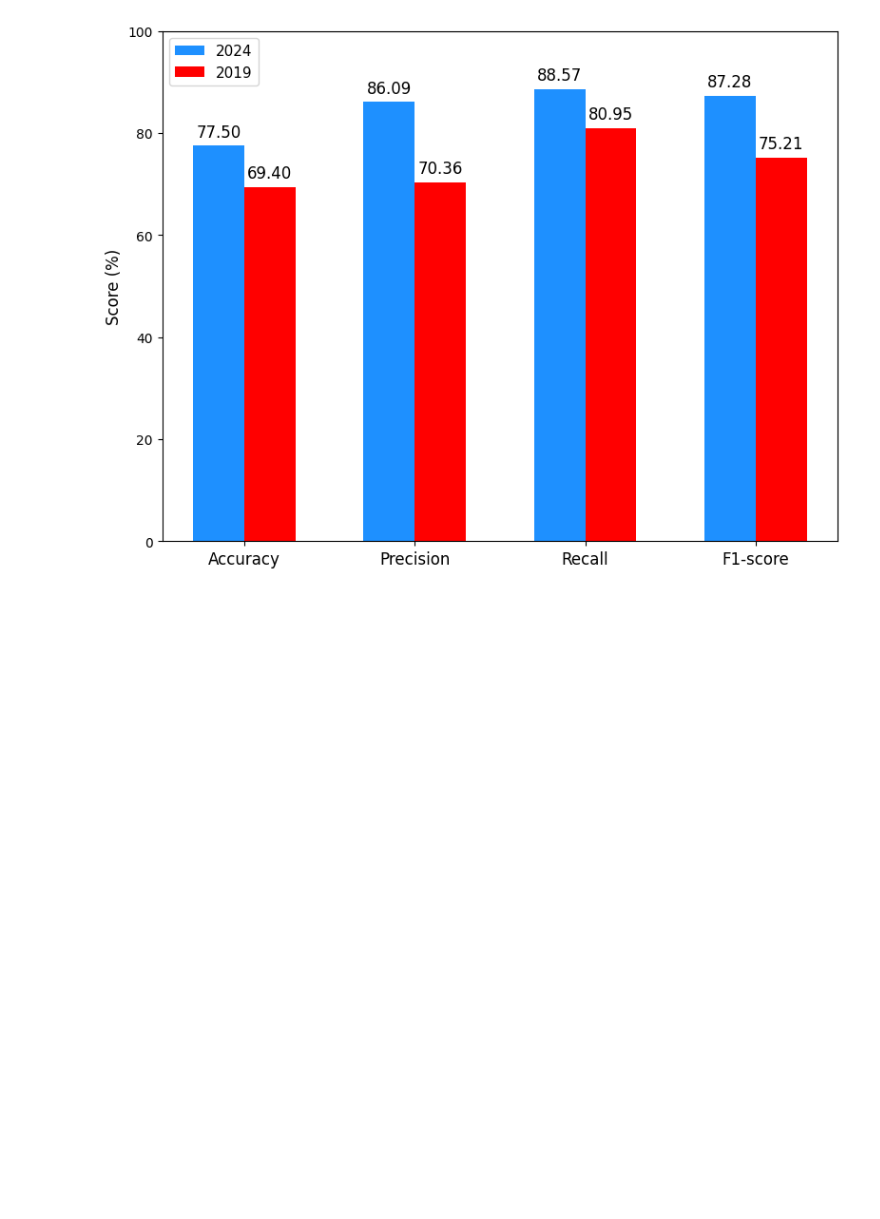
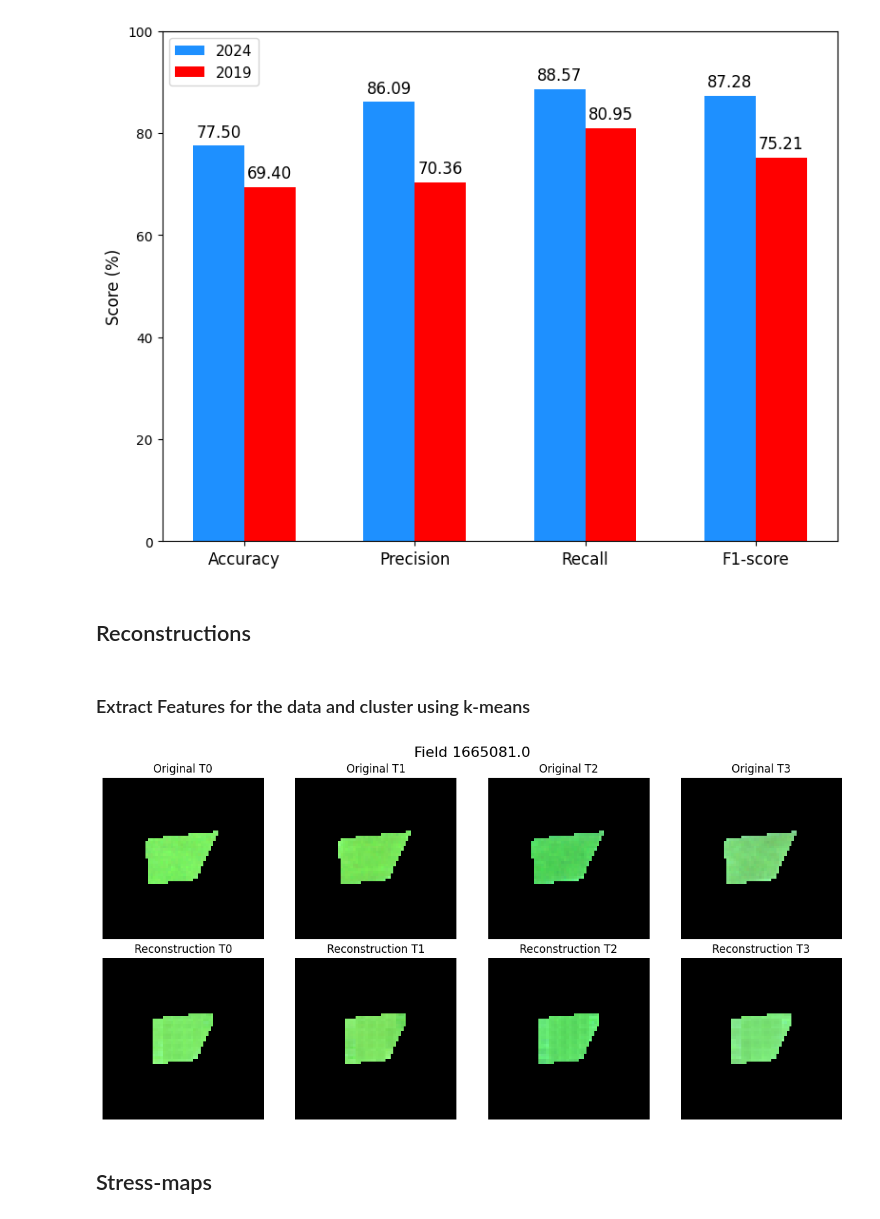
Before and after one commit to bhumikasadbhave/Master-Thesis-SITS, a Jupyter notebook: Experimentation/2024-data-expt.ipynb, the cells around one changed output. Saved outputs shown, nothing was run; the diff lists cells and outputs as text; code cells hidden in the pictures; blank space fills up the shorter version.

Commit message:
2024 images

```diff
--- a/Experimentation/2024-data-expt.ipynb
+++ b/Experimentation/2024-data-expt.ipynb
@@ -235,14 +67,0 @@ dataloader_eval = create_data_loader(eval_subpatches, eval_coord_fn, batch_size=
-# %%
-device = 'cuda'
-epochs = 50
-lr = 0.01
-latent_dim=32
-channels = 10
-optimizer = 'SGD'
-momentum = 0.9
-time_steps = config.temporal_stack_size_2024
-patch_size = config.subpatch_size
-
-model = Conv2DAutoencoder(channels, time_steps, latent_dim, patch_size)
-device = torch.device(device)
-model.to(device)
@@ -334,3 +93,9 @@ train_subpatches.shape, eval_subpatches.shape
+# %%
+old_images_train = {fn: img for fn, img in zip(field_numbers_train, images_visualisation_train)}
+old_images_eval = {fn: img for fn, img in zip(field_numbers_eval, images_visualisation_eval)}
+
+acq_dict_train = {fn: date for fn, date in zip(field_numbers_train, acquisition_dates_train)}
+acq_dict_eval = {fn: date for fn, date in zip(field_numbers_eval, acquisition_dates_eval)}
 # %% [markdown]
 Get field numbers and co-ordinates as string
 # %%
@@ -393,20 +158,20 @@ class Conv3DAutoencoder_Time_Addition(nn.Module):
     def forward(self, x, date_embeddings):
 
         # --- Date embedding processing ---
-        # Convert the date embeddings to the shape (B, 2, 7, 4, 4)
+        # Convert the date embeddings to the shape (B, 2, T, 4, 4)
         if not isinstance(date_embeddings, torch.Tensor):
-            date_embeddings_tensor = torch.tensor(date_embeddings, dtype=torch.float32).to(x.device)    # Shape: (B, 7, 2)
-        date_embeddings_tensor = date_embeddings_tensor.permute(0, 2, 1)                                # Shape: (B, 2, 7)
-        date_embeddings_tensor = date_embeddings_tensor.unsqueeze(-1).unsqueeze(-1)                     # Shape: (B, 2, 7, 1, 1)
-        date_embeddings_tensor = date_embeddings_tensor.expand(-1, -1, -1, x.shape[3], x.shape[4])      # Shape: (B, 2, 7, 4, 4)
+            date_embeddings = torch.tensor(date_embeddings, dtype=torch.float32).to(x.device)    # Shape: (B, T, 2)
+        date_embeddings_tensor = torch.tensor(date_embeddings, dtype=torch.float32).permute(0, 2, 1)      # Shape: (B, 2, T)
+        date_embeddings_tensor = date_embeddings_tensor.unsqueeze(-1).unsqueeze(-1)                     # Shape: (B, 2, T, 1, 1)
+        date_embeddings_tensor = date_embeddings_tensor.expand(-1, -1, -1, x.shape[3], x.shape[4])      # Shape: (B, 2, T, 4, 4)
 
         # Project the date embeddings to match the channels
-        date_embeddings_tensor = self.temb_proj(date_embeddings_tensor)                                 # Shape: (B, 10, 7, 4, 4)
+        date_embeddings_tensor = self.temb_proj(date_embeddings_tensor)                                 # Shape: (B, 10, T, 4, 4)
         # print('x shape before time embedding:',x.shape)
         # print('time embeddings:',date_embeddings_tensor.shape)
 
         # --- Add date embeddings to the input tensor ---
-        x = x + date_embeddings_tensor                                                                  # Shape: (B, 10, 7, 4, 4)
+        x = x + date_embeddings_tensor                                                                  # Shape: (B, 10, T, 4, 4)
         # print('x shape after time embedding',x.shape)
 
         # --- Encoder ---
@@ -509,3 +274,7 @@ df_precision
 plot_2019_vs_2024()
 # %% [output]
 [figure]
+# %% [markdown]
+## Reconstructions
+# %% [markdown]
+### Extract Features for the data and cluster using k-means
@@ -511,0 +355,13 @@ plot_2019_vs_2024()
+# %%
+channels = 10
+time_steps = 4
+latent_dim = 32
+device = 'cuda'
+trained_model = Conv3DAutoencoder_Time_Addition(channels, time_steps, latent_dim, config.subpatch_size)
+
+with open(config.best_model_2024_path, 'rb') as file:
+    trained_model = pickle.load(file)
+# %%
+plot_reconstructed_patches_temporal(trained_model, dataloader_eval, old_images_eval, time_steps, 1, device, model_type='ae_te')
+# %% [output]
+[figure, added]
@@ -511,0 +370,2 @@ plot_2019_vs_2024()
+# %% [markdown]
+## Stress-maps
```
Also changed, not shown: parts of 54 cells of this notebook, 5 other files.
